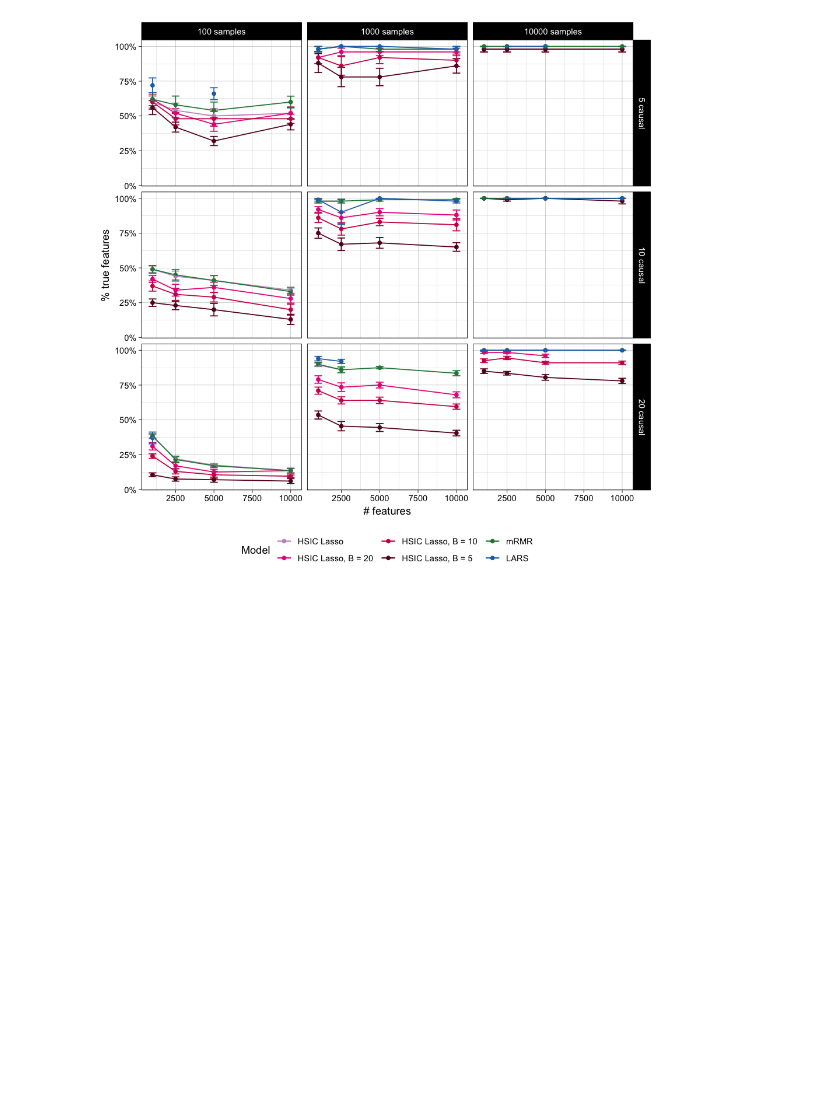
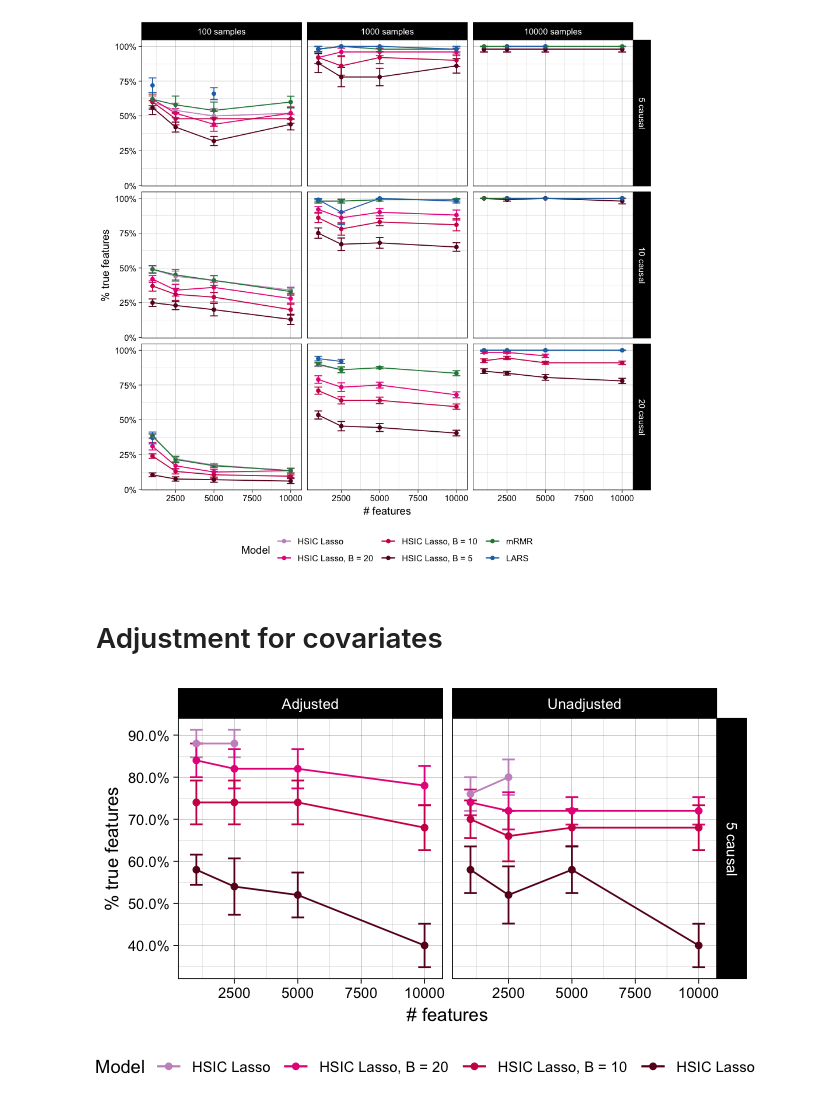
Before and after one commit to hclimente/nori, a Jupyter notebook: doc/benchmark.ipynb, the cells around one changed output. Drawn from its saved outputs; the diff is of its cells as text; code cells hidden in the pictures; blank space fills up the shorter version.

```diff
--- a/doc/benchmark.ipynb
+++ b/doc/benchmark.ipynb
@@ -274,3 +274,33 @@ Warning message:
 “Removed 14 rows containing missing values (geom_errorbar).”Warning message:
 “Removed 14 rows containing missing values (geom_point).”
 [figure]
+# %% [markdown]
+# Adjustment for covariates
+# %%
+covars <- read_tsv('../results/covariates/continuous_feature_selection.tsv',
+                     col_types = 'ciiiiid') %>%
+    mutate(covars = ifelse(grepl('_no_covars', model), 'Unadjusted', 'Adjusted'),
+           model = gsub('_no_covars', '', model),
+           model = gsub('_covars', '', model)) %>%
+    prepare_df %>%
+    ungroup %>%
+    group_by(model, covars, samples, features, causal, samples_txt, features_txt, causal_txt) %>%
+    summarize(n = n(), ended = sum(!is.na(tpr)),
+              sem = sd(tpr) / sqrt(ended), tpr = mean(tpr),
+              selected = mean(selected)) %>%
+    filter(samples == 1000 & causal == 5) %>%
+    ungroup
+# %%
+options(repr.plot.width=5.5, repr.plot.height=3.5)
+ggplot(covars, aes(x = features, y = tpr, color = model)) +
+    geom_errorbar(aes(ymin = tpr - sem, ymax = tpr + sem), width = 500) +
+    geom_point() +
+    geom_line() +
+    theme_linedraw() +
+    theme(legend.position = 'bottom') +
+    labs(x = '# features', y = '% true features', color = 'Model') +
+    facet_grid(causal_txt ~ covars) +
+    scale_y_continuous(labels = scales::percent) +
+    scale_color_manual(values = palette)
+# %% [output]
+[figure, added]
```
Also changed, not shown: 30 other files.
